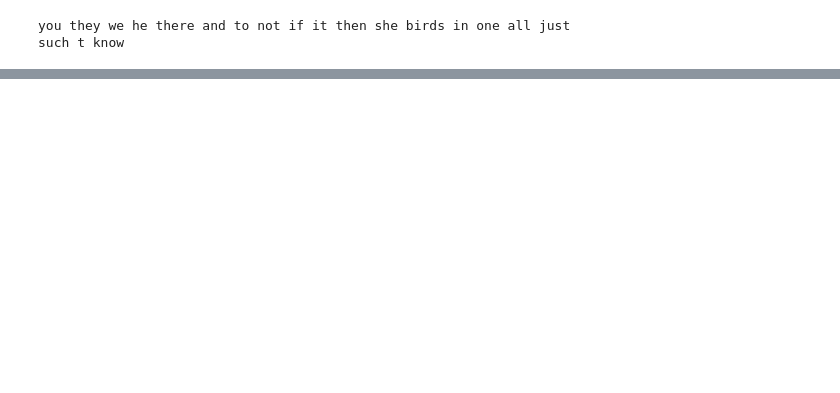
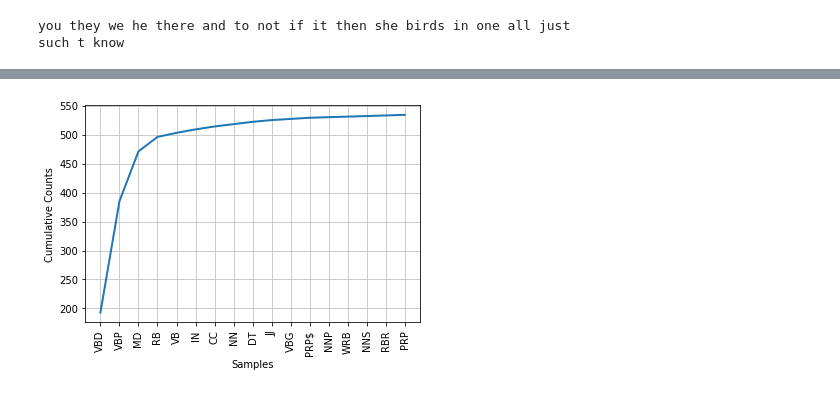
Before and after one commit to unmrds/cc-nlp, a Jupyter notebook: 02_Python_NLP_Tutorial.ipynb, the cells around one changed output, grey strips where cells are left out. Saved outputs shown, nothing was run; the diff lists cells and outputs as text; code cells hidden in the pictures; blank space fills up the shorter version.

```diff
--- a/02_Python_NLP_Tutorial.ipynb
+++ b/02_Python_NLP_Tutorial.ipynb
@@ -1520,3 +777,7 @@ emily_I_posFD.most_common(20)
+# %%
+emily_I_posFD.plot(20, cumulative=True)
+# %% [output]
+[figure, added]
 # %%
 walt_I_wposFD.most_common(20)
 # %% [output]
```
Also changed, not shown: parts of 102 cells of this notebook, 2 other files.
